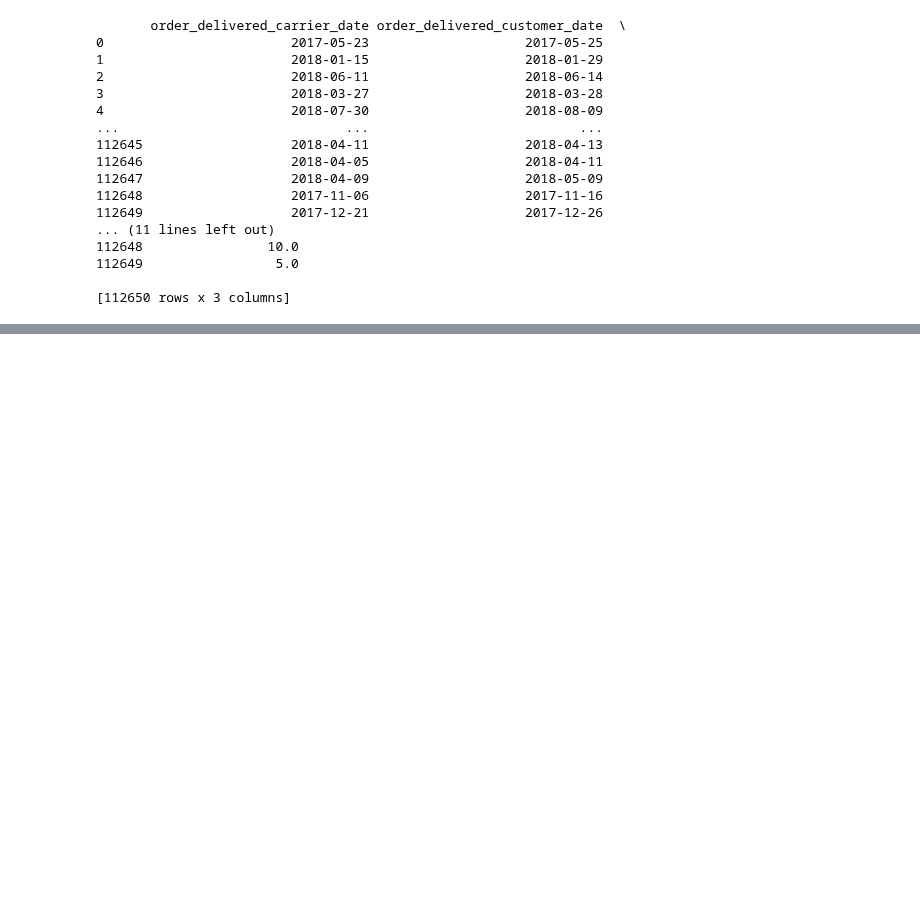
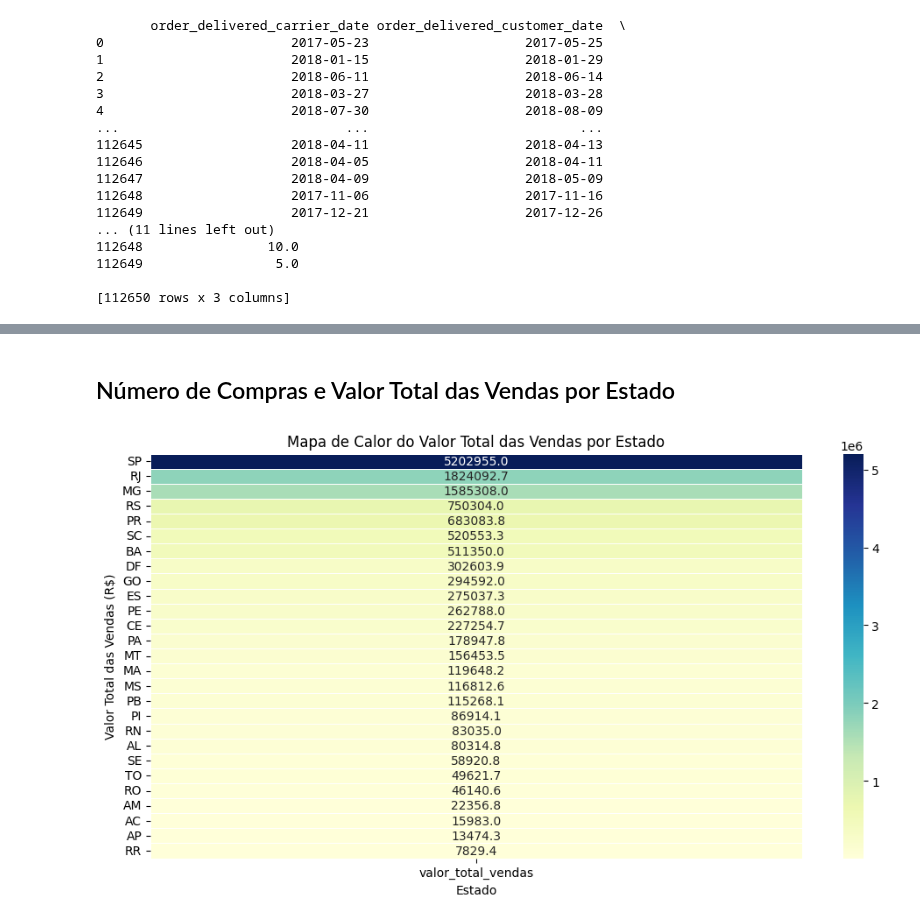
Before and after one commit to reprograma/on29-python-s14-analise-de-dados, a Jupyter notebook: exercicios/para-casa/Desafio_S14.ipynb, the cells around one changed output, grey strips where cells are left out. Cells and saved outputs as stored; diff of their text form; code cells hidden in the pictures; blank space fills up the shorter version.

```diff
--- a/exercicios/para-casa/Desafio_S14.ipynb
+++ b/exercicios/para-casa/Desafio_S14.ipynb
@@ -323,0 +477,19 @@ memory usage: 17.2+ MB
+# %% [markdown]
+## Número de Compras e Valor Total das Vendas por Estado
+# %%
+import seaborn as sns
+dados_por_estado = df_total.groupby('customer_state').agg({
+    'order_id': 'count',
+    'price': 'sum'
+}).rename(columns={'order_id': 'numero_compras', 'price': 'valor_total_vendas'}).reset_index()
+
+plt.figure(figsize=(12, 6))
+heatmap_data = dados_por_estado.pivot_table(index="customer_state", values="valor_total_vendas", aggfunc='sum')
+heatmap_data = heatmap_data.sort_values(by="valor_total_vendas", ascending = False)
+sns.heatmap(heatmap_data, annot=True, fmt=".1f", cmap="YlGnBu", linewidths=.5)
+plt.xlabel('Estado')
+plt.ylabel('Valor Total das Vendas (R$)')
+plt.title('Mapa de Calor do Valor Total das Vendas por Estado')
+plt.show()
+# %% [output]
+[figure, added]
```
Also changed, not shown: parts of 31 cells of this notebook.
